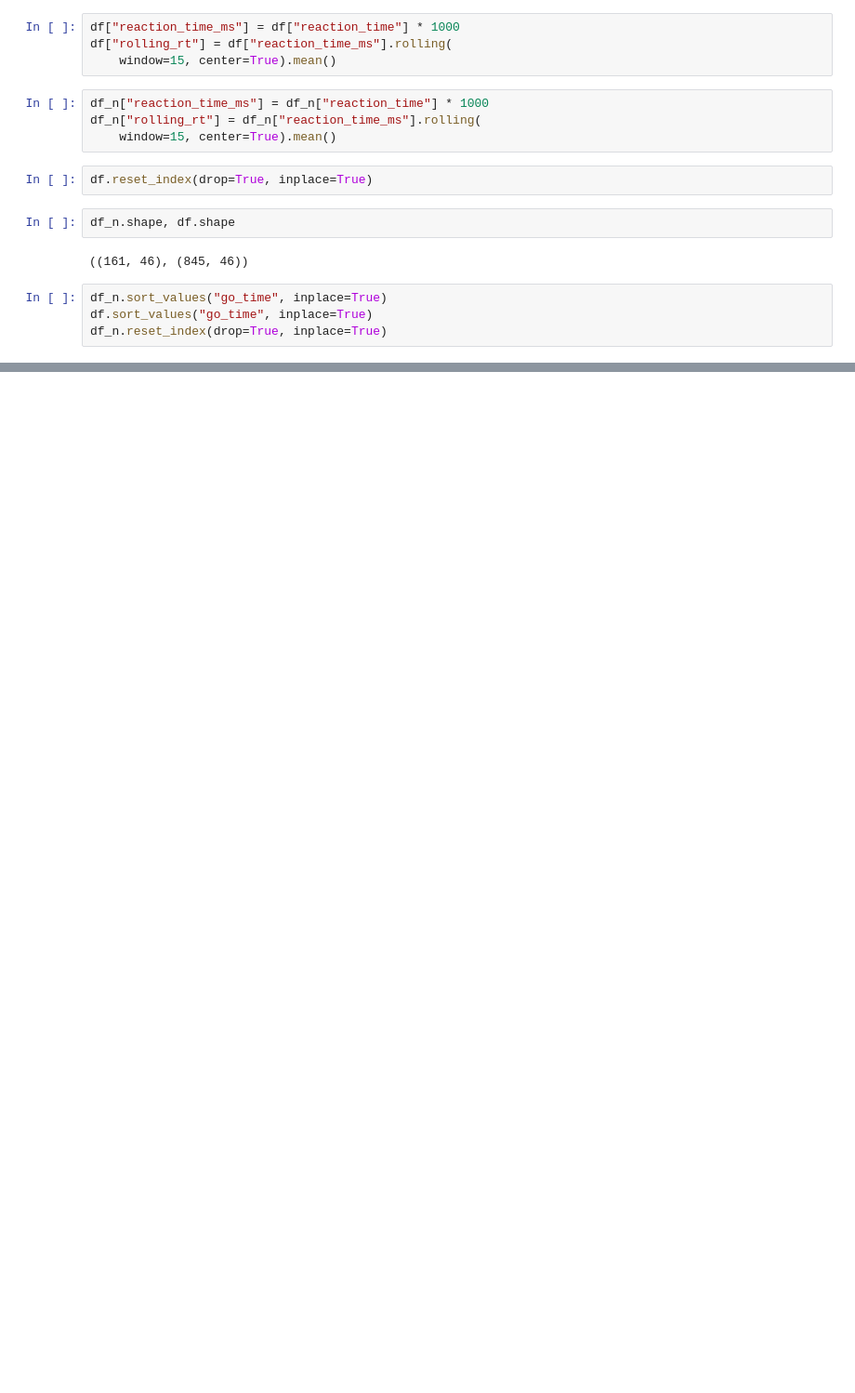
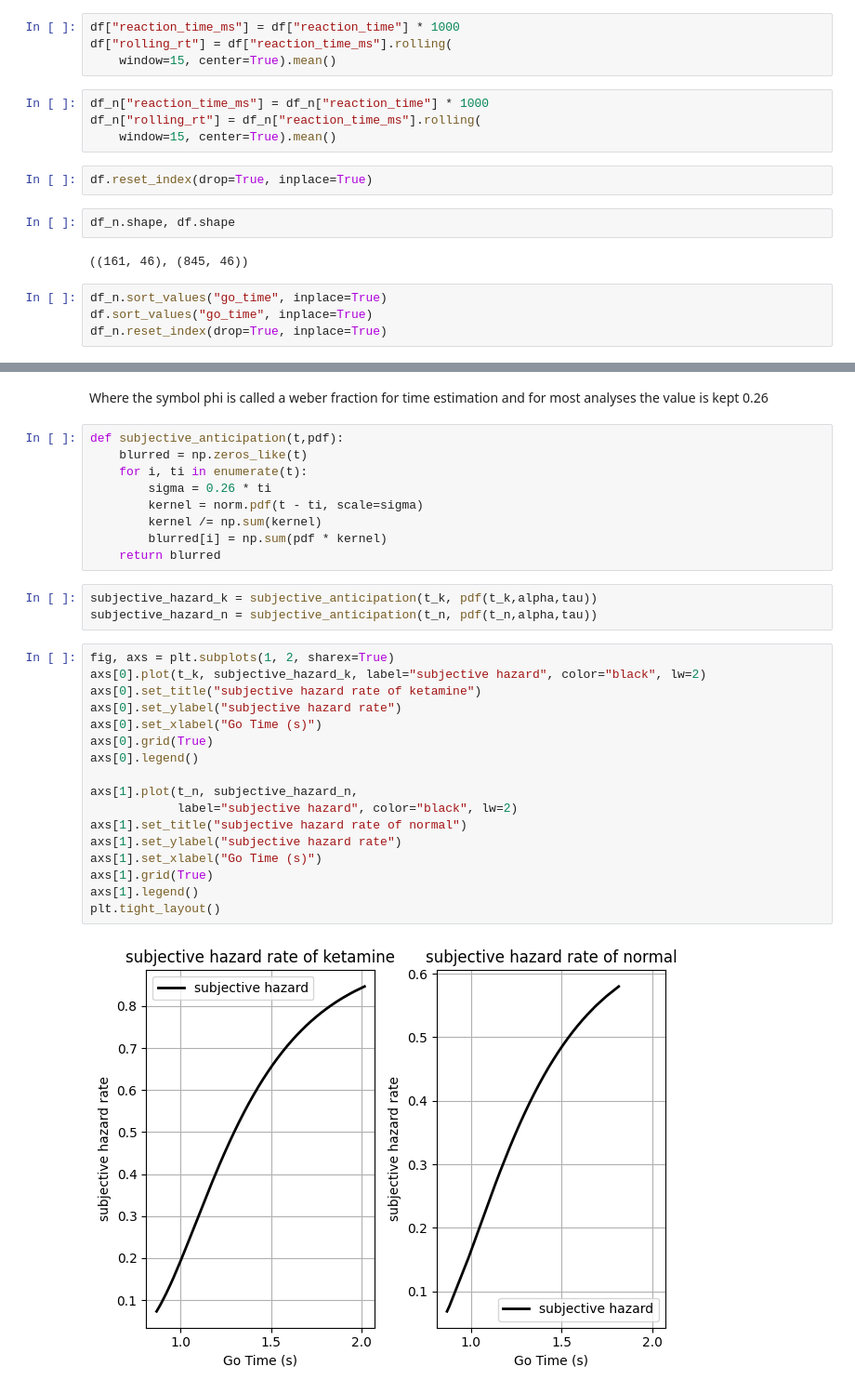
Before and after one commit to Da4kek/Temporal-Dynamics, a Jupyter notebook: Ketamine_data_analysis.ipynb, the cells around one changed output, grey strips where cells are left out. Shown at 93% size. Saved outputs shown, nothing was run; the diff lists cells and outputs as text; blank space fills up the shorter version.

```diff
--- a/Ketamine_data_analysis.ipynb
+++ b/Ketamine_data_analysis.ipynb
@@ -552,0 +195,33 @@ Post-Ketamine phase:
+# %% [markdown]
+Where the symbol phi is called a weber fraction for time estimation and for most analyses the value is kept 0.26
+# %%
+def subjective_anticipation(t,pdf):
+    blurred = np.zeros_like(t)
+    for i, ti in enumerate(t):
+        sigma = 0.26 * ti
+        kernel = norm.pdf(t - ti, scale=sigma)
+        kernel /= np.sum(kernel)
+        blurred[i] = np.sum(pdf * kernel)
+    return blurred
+# %%
+subjective_hazard_k = subjective_anticipation(t_k, pdf(t_k,alpha,tau))
+subjective_hazard_n = subjective_anticipation(t_n, pdf(t_n,alpha,tau))
+# %%
+fig, axs = plt.subplots(1, 2, sharex=True)
+axs[0].plot(t_k, subjective_hazard_k, label="subjective hazard", color="black", lw=2)
+axs[0].set_title("subjective hazard rate of ketamine")
+axs[0].set_ylabel("subjective hazard rate")
+axs[0].set_xlabel("Go Time (s)")
+axs[0].grid(True)
+axs[0].legend()
+
+axs[1].plot(t_n, subjective_hazard_n,
+            label="subjective hazard", color="black", lw=2)
+axs[1].set_title("subjective hazard rate of normal")
+axs[1].set_ylabel("subjective hazard rate")
+axs[1].set_xlabel("Go Time (s)")
+axs[1].grid(True)
+axs[1].legend()
+plt.tight_layout()
+# %% [output]
+[figure, added]
```
Also changed, not shown: parts of 60 cells of this notebook.
